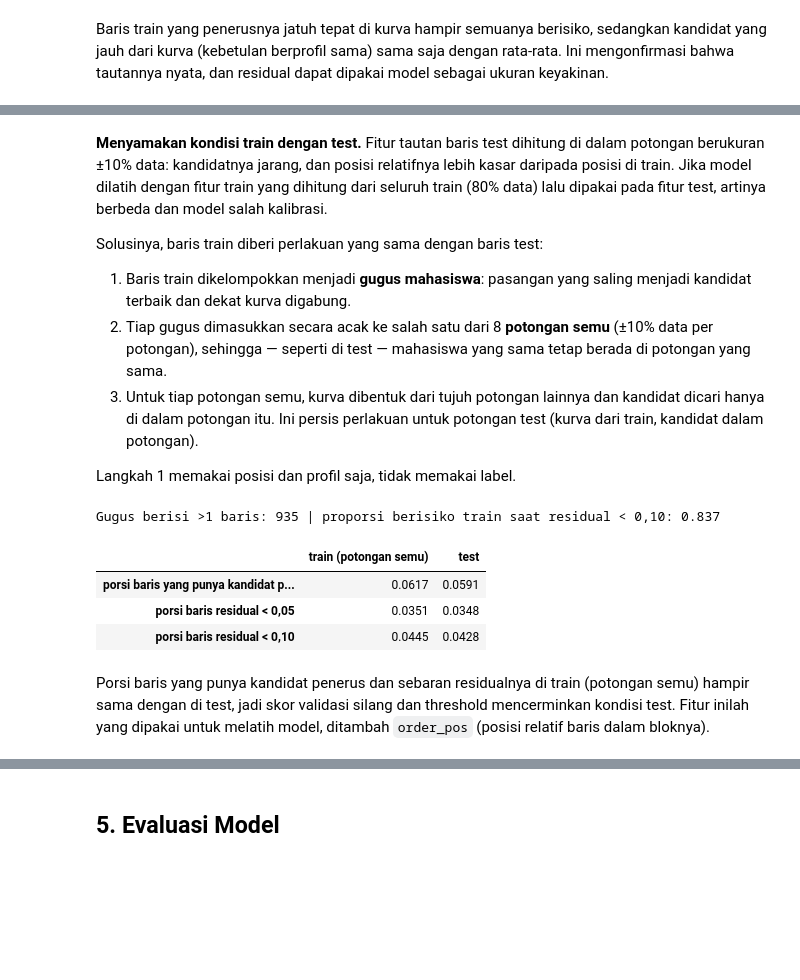
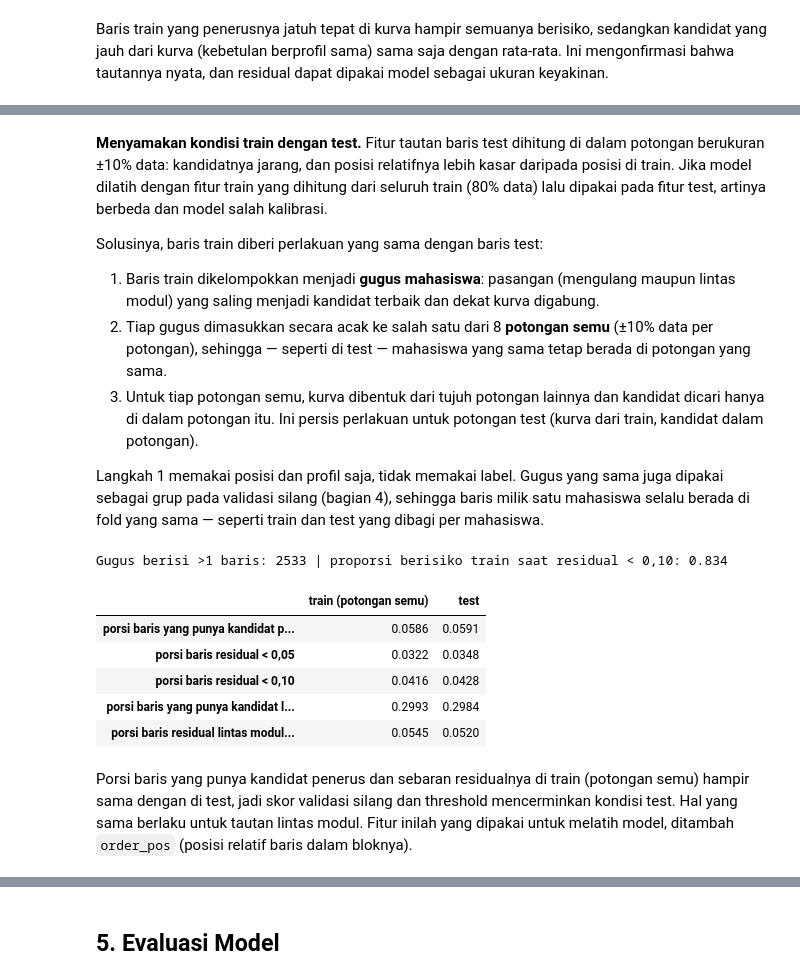
Before and after one commit to zhhraid/dscobinus, a Jupyter notebook: notebooks/99_final_submission.ipynb, the cells around one changed output, grey strips where cells are left out. Drawn from its saved outputs; the diff is of its cells as text; code cells hidden in the pictures; blank space fills up the shorter version.

```diff
--- a/notebooks/99_final_submission.ipynb
+++ b/notebooks/99_final_submission.ipynb
@@ -584,0 +663,16 @@ Baris train yang penerusnya jatuh tepat di kurva hampir semuanya berisiko, sedan
+# %%
+CURVES = fit_curves(d_train, VALID_XM)
+pairs_train = score_pairs(d_train, CURVES, leave_one_out=True)
+LINK_SHARP = link_features(pairs_train)
+
+xm = pairs_train[pairs_train["kind"] == "xm"]
+best = xm[(xm["res"] == xm.groupby("row")["res"].transform("min")) & (xm["res"] == xm.groupby("row_s")["res"].transform("min"))]
+best_rel = np.sign(best["pidx_s"] - best["pidx"])
+rows = []
+for nm, g in [("dekat kurva, presentasi sama", best[(best["res"] < 0.005) & (best_rel == 0)]),
+              ("dekat kurva, presentasi berurutan", best[(best["res"] < 0.005) & (best_rel != 0)]),
+              ("jauh dari kurva (res > 0,10)", xm[xm["res"] > 0.10])]:
+    ya, yb = y[g["row"].values], y[g["row_s"].values]
+    rows.append({"pasangan": nm, "jumlah": len(g), "label sama": (ya == yb).mean(),
+                 "P(berisiko | pasangan berisiko)": ya[yb == 1].mean(), "P(berisiko | pasangan tidak berisiko)": ya[yb == 0].mean()})
+pd.DataFrame(rows).set_index("pasangan").round(3)
@@ -587,11 +689,11 @@ Baris train yang penerusnya jatuh tepat di kurva hampir semuanya berisiko, sedan
 
 Solusinya, baris train diberi perlakuan yang sama dengan baris test:
 
-1. Baris train dikelompokkan menjadi **gugus mahasiswa**: pasangan yang saling menjadi kandidat terbaik dan dekat kurva digabung.
+1. Baris train dikelompokkan menjadi **gugus mahasiswa**: pasangan (mengulang maupun lintas modul) yang saling menjadi kandidat terbaik dan dekat kurva digabung.
 2. Tiap gugus dimasukkan secara acak ke salah satu dari 8 **potongan semu** (±10% data per potongan), sehingga — seperti di test — mahasiswa yang sama tetap berada di potongan yang sama.
 3. Untuk tiap potongan semu, kurva dibentuk dari tujuh potongan lainnya dan kandidat dicari hanya di dalam potongan itu. Ini persis perlakuan untuk potongan test (kurva dari train, kandidat dalam potongan).
 
-Langkah 1 memakai posisi dan profil saja, tidak memakai label.
+Langkah 1 memakai posisi dan profil saja, tidak memakai label. Gugus yang sama juga dipakai sebagai grup pada validasi silang (bagian 4), sehingga baris milik satu mahasiswa selalu berada di fold yang sama — seperti train dan test yang dibagi per mahasiswa.
 # %%
 # 1) Gugus mahasiswa di train: pasangan yang saling menjadi kandidat terbaik dan dekat kurva
 p = pairs_train[(pairs_train["res"] < 0.01) & (pairs_train["has_curve"] == 1)]
@@ -603,43 +705,47 @@ def find(a):
     return a
 for a, b in zip(p["row"].values, p["row_s"].values):
     ra, rb = find(a), find(b)
     if ra != rb: parent[ra] = rb
 cluster = np.array([find(i) for i in range(n_train)])
 
 # 2) Tiap gugus masuk ke salah satu dari 8 potongan semu (seukuran potongan test)
 N_CHUNK = 8
 uniq = np.unique(cluster)
 chunk_of = dict(zip(uniq, np.random.RandomState(SEED).randint(0, N_CHUNK, size=len(uniq))))
 chunk = np.array([chunk_of[c] for c in cluster])
 
 # 3) Fitur: test -> kurva dari train, kandidat hanya dalam potongan test yang sama;
 #    train -> tiap potongan semu diperlakukan persis seperti potongan test
 d_test = make_frame(np.where(SET > 0, SET, -1))
 LINK = link_features(score_pairs(d_test, CURVES))
 POS = np.full(N, np.nan); POS[d_test["row"].values] = d_test["pos"].values
 for k in range(N_CHUNK):
     rest = np.full(N, -1); rest[:n_train] = np.where(chunk == k, -1, 0)
     part = np.full(N, -1); part[:n_train][chunk == k] = 0
     d_k = make_frame(part)
-    F_k = link_features(score_pairs(d_k, fit_curves(make_frame(rest))))
+    F_k = link_features(score_pairs(d_k, fit_curves(make_frame(rest), VALID_XM)))
     rows = d_k["row"].values
     LINK.loc[rows] = F_k.loc[rows]; POS[rows] = d_k["pos"].values
-for c in ["retake_n_cand", "retake_n_close", "prev_n_cand"]: LINK[c] = LINK[c].fillna(0)
+for c in ["retake_n_cand", "retake_n_close", "prev_n_cand", "xm_n_cand"]: LINK[c] = LINK[c].fillna(0)
 LINK["order_pos"] = POS            # posisi relatif baris dalam blok (dihitung dalam potongannya)
-LINK_COLS = LINK.columns.tolist()
+LINK_AUX = ["xm_best_other"]          # bukan fitur model
+LINK_COLS = [c for c in LINK.columns if c not in LINK_AUX]
 
-r = LINK["retake_min_res"]
+r, q = LINK["retake_min_res"], LINK["xm_min_res"]
 cmp = pd.DataFrame({
-    "train (potongan semu)": [r[~is_test].notna().mean()] + [(r[~is_test] < t).mean() for t in (.05, .10)],
-    "test": [r[is_test].notna().mean()] + [(r[is_test] < t).mean() for t in (.05, .10)],
-}, index=["porsi baris yang punya kandidat penerus", "porsi baris residual < 0,05", "porsi baris residual < 0,10"])
+    "train (potongan semu)": [r[~is_test].notna().mean()] + [(r[~is_test] < t).mean() for t in (.05, .10)] + [q[~is_test].notna().mean(), (q[~is_test] < .02).mean()],
+    "test": [r[is_test].notna().mean()] + [(r[is_test] < t).mean() for t in (.05, .10)] + [q[is_test].notna().mean(), (q[is_test] < .02).mean()],
+}, index=["porsi baris yang punya kandidat penerus", "porsi baris residual < 0,05", "porsi baris residual < 0,10",
+          "porsi baris yang punya kandidat lintas modul", "porsi baris residual lintas modul < 0,02"])
 print(f"Gugus berisi >1 baris: {(pd.Series(cluster).value_counts() > 1).sum()} | proporsi berisiko train saat residual < 0,10: {y[(r[:n_train] < .10).values].mean():.3f}")
 cmp.round(4)
 # %% [output]
-Gugus berisi >1 baris: 935 | proporsi berisiko train saat residual < 0,10: 0.837
+Gugus berisi >1 baris: 2533 | proporsi berisiko train saat residual < 0,10: 0.834
 |  | train (potongan semu) | test |
-| porsi baris yang punya kandidat p... | 0.0617 | 0.0591 |
-| porsi baris residual < 0,05 | 0.0351 | 0.0348 |
-| porsi baris residual < 0,10 | 0.0445 | 0.0428 |
+| porsi baris yang punya kandidat p... | 0.0586 | 0.0591 |
+| porsi baris residual < 0,05 | 0.0322 | 0.0348 |
+| porsi baris residual < 0,10 | 0.0416 | 0.0428 |
+| porsi baris yang punya kandidat l... | 0.2993 | 0.2984 |
+| porsi baris residual lintas modul... | 0.0545 | 0.0520 |
 # %% [markdown]
-Porsi baris yang punya kandidat penerus dan sebaran residualnya di train (potongan semu) hampir sama dengan di test, jadi skor validasi silang dan threshold mencerminkan kondisi test. Fitur inilah yang dipakai untuk melatih model, ditambah `order_pos` (posisi relatif baris dalam bloknya).
+Porsi baris yang punya kandidat penerus dan sebaran residualnya di train (potongan semu) hampir sama dengan di test, jadi skor validasi silang dan threshold mencerminkan kondisi test. Hal yang sama berlaku untuk tautan lintas modul. Fitur inilah yang dipakai untuk melatih model, ditambah `order_pos` (posisi relatif baris dalam bloknya).
```
Also changed, not shown: parts of 27 cells of this notebook, 4 other files.
